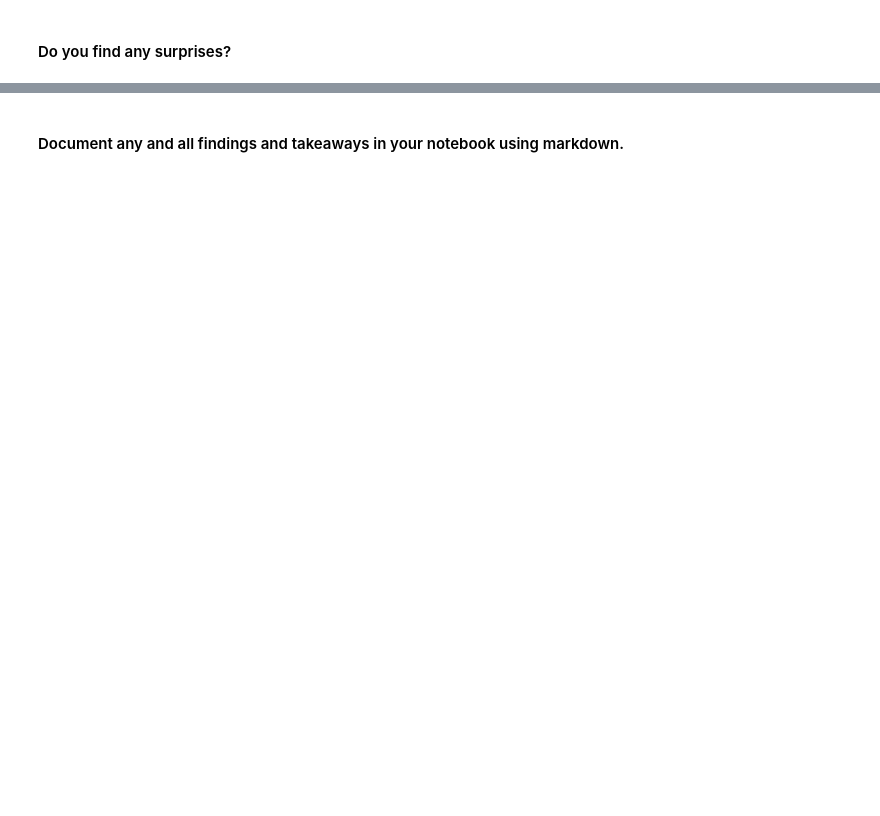
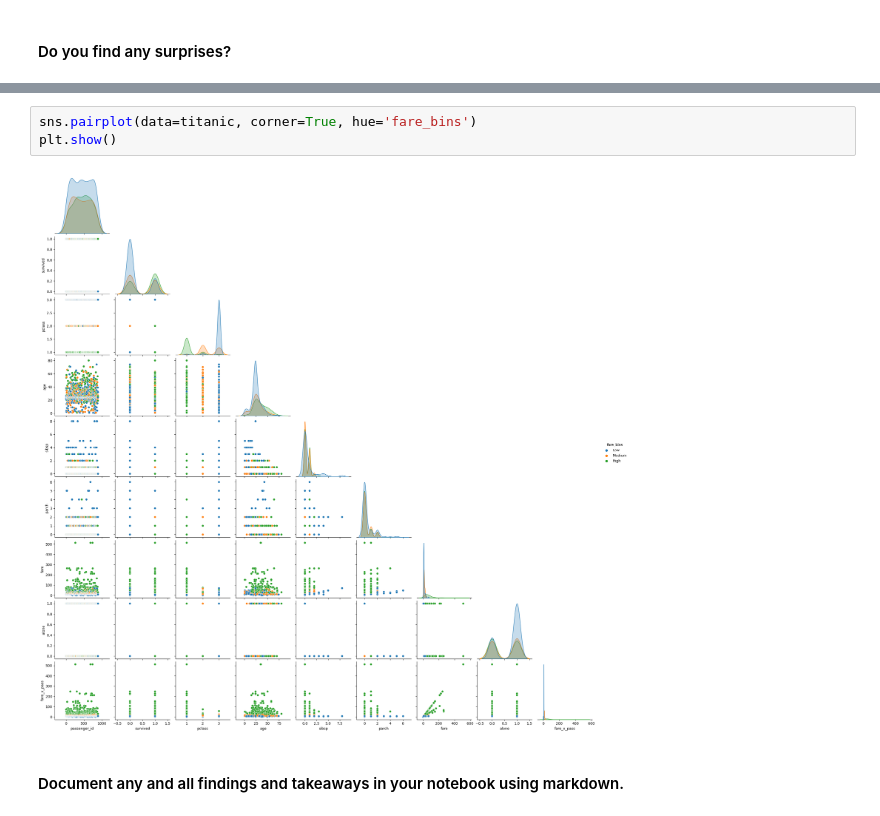
Before and after one commit to Segura-Jorge/classification-exercises, a Jupyter notebook: explore.ipynb, the cells around one changed output, grey strips where cells are left out. Saved outputs shown, nothing was run; the diff lists cells and outputs as text; blank space fills up the shorter version.

```diff
--- a/explore.ipynb
+++ b/explore.ipynb
@@ -600,2 +616,7 @@ pd.crosstab(titanic.fare_bins, titanic.survived)
+# %%
+sns.pairplot(data=titanic, corner=True, hue='fare_bins')
+plt.show()
+# %% [output]
+[figure, added]
 # %% [markdown]
 #### Document any and all findings and takeaways in your notebook using markdown.
```
Also changed, not shown: parts of 33 cells of this notebook.
